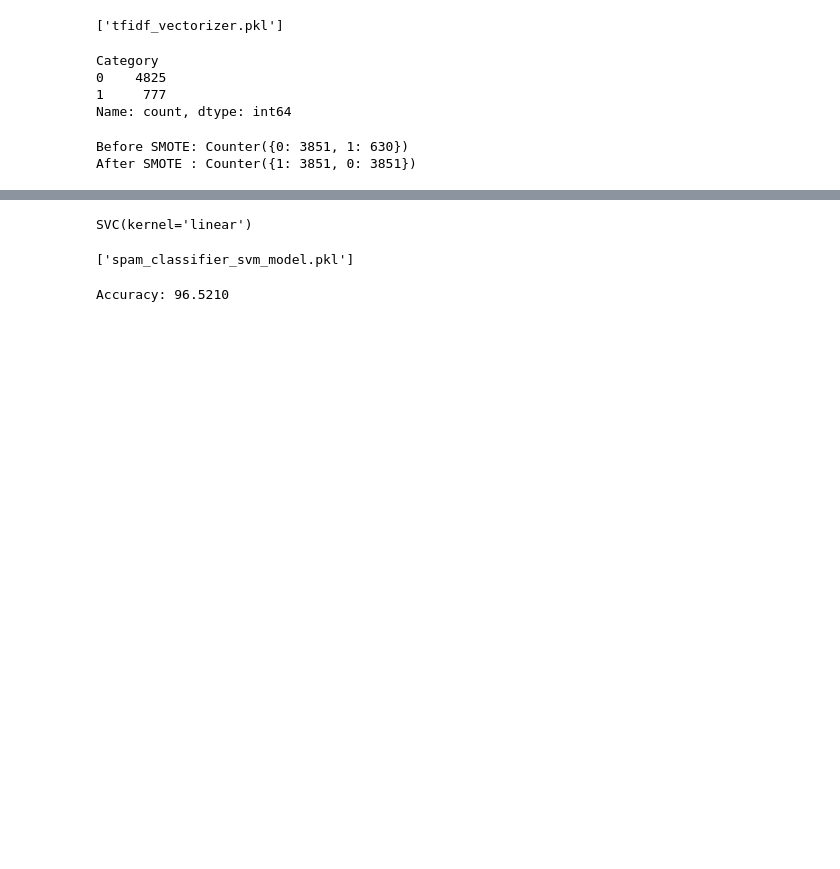
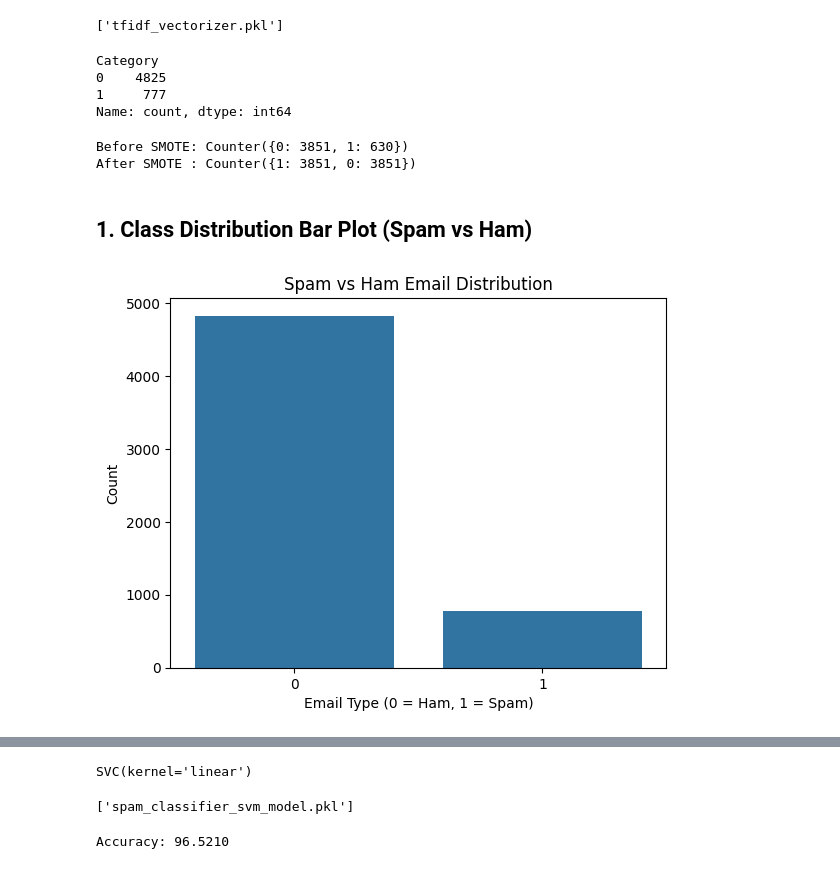
Before and after one commit to sohaibafzal165/Email-Spam-Classifier-using-Random-Forest-SVM, a Jupyter notebook: Spam_Detect_using_Machine Learning.ipynb, the cells around one changed output, grey strips where cells are left out. Saved outputs shown, nothing was run; the diff lists cells and outputs as text; code cells hidden in the pictures; blank space fills up the shorter version.

```diff
--- a/Spam_Detect_using_Machine Learning.ipynb
+++ b/Spam_Detect_using_Machine Learning.ipynb
@@ -89,3 +89,17 @@ print("After SMOTE :", Counter(y_train_resampled))
 # %% [output]
 Before SMOTE: Counter({0: 3851, 1: 630})
 After SMOTE : Counter({1: 3851, 0: 3851})
+# %% [markdown]
+##  1. Class Distribution Bar Plot (Spam vs Ham)
+# %%
+import matplotlib.pyplot as plt
+import seaborn as sns
+
+# Plot label distribution
+sns.countplot(x='Category', data=df)
+plt.title('Spam vs Ham Email Distribution')
+plt.xlabel('Email Type (0 = Ham, 1 = Spam)')
+plt.ylabel('Count')
+plt.show()
+# %% [output]
+[figure, added]
```
Also changed, not shown: parts of 3 cells of this notebook, 3 other files.
